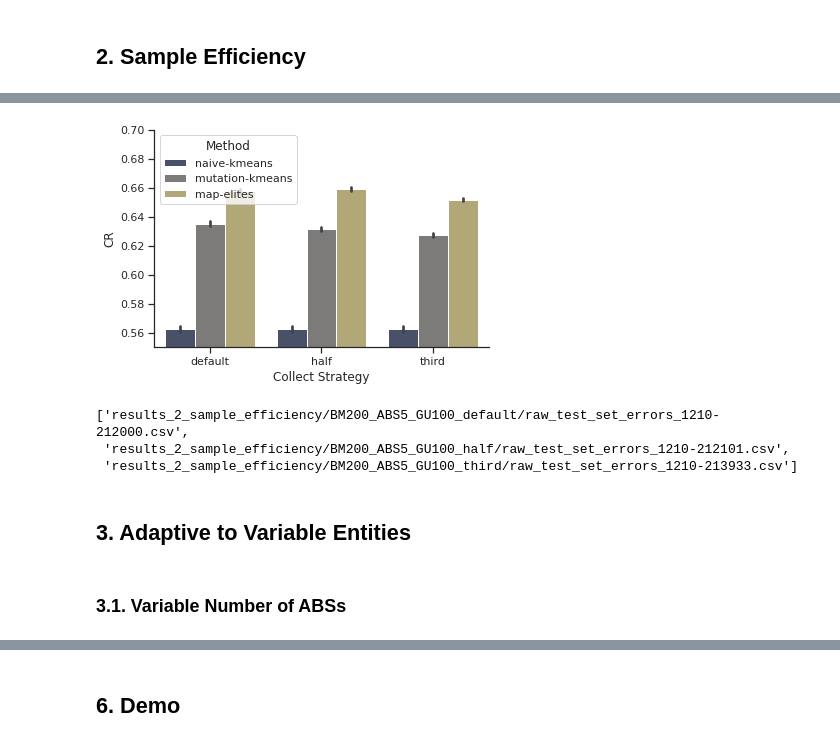
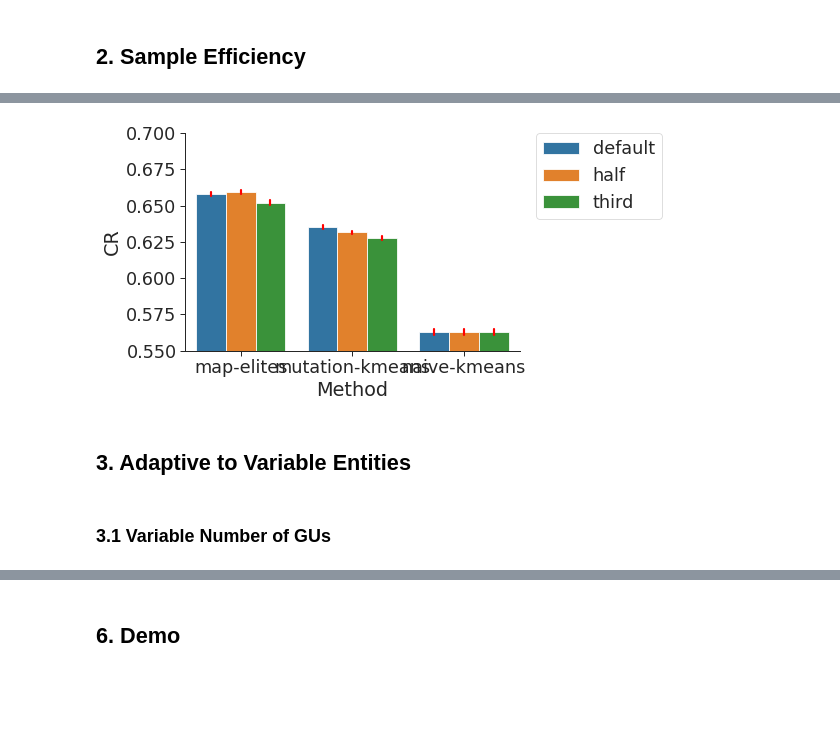
Before and after one commit to HAXRD/1120, a Jupyter notebook: plots.ipynb, the cells around one changed output, grey strips where cells are left out. Saved outputs shown, nothing was run; the diff lists cells and outputs as text; code cells hidden in the pictures; blank space fills up the shorter version.

```diff
--- a/plots.ipynb
+++ b/plots.ipynb
@@ -89,11 +96,0 @@ fpaths_2
-# %%
-plot(fpaths_2, "barplot", "Collect Strategy", "CR", "Method", ["naive-kmeans", "mutation-kmeans", "map-elites"], ylim=(0.55, 0.7))
-# %% [output]
-[figure, removed]
-# %%
-fpaths_2_test_set = sorted(glob(os.path.join("results_2_sample_efficiency", "*", "raw_test_set_errors_*.csv")))
-fpaths_2_test_set
-# %% [output]
-['results_2_sample_efficiency/BM200_ABS5_GU100_default/raw_test_set_errors_1210-212000.csv',
- 'results_2_sample_efficiency/BM200_ABS5_GU100_half/raw_test_set_errors_1210-212101.csv',
- 'results_2_sample_efficiency/BM200_ABS5_GU100_third/raw_test_set_errors_1210-213933.csv']
@@ -101,0 +97,15 @@ aggregate_data(fpaths_2_test_set, ["Method"], ["Absolute Elem-wise Error", "Abso
+# %%
+fpaths_2_methods = sorted(glob(os.path.join("results_2_sample_efficiency", "*", "*", "raw_CRs_*.csv")))
+assert len(fpaths_2_methods) == 9
+
+# aggregate csv data into 1 dataframe
+df_2_methods = aggregate2df(fpaths_2_methods)
+# store the dataframe into csv file
+df2csv(df_2_methods,
+       ["Collect Strategy", "Method"], ["CR"], os.path.join(plot_dir, "2_methods.csv"))
+# plot
+barplot("Method", "CR", df_2_methods,
+        "Collect Strategy", ["default", "half", "third"],
+        ylim=(0.55, 0.7))
+# %% [output]
+[figure, added]
@@ -102,4 +122,4 @@ aggregate_data(fpaths_2_test_set, ["Method"], ["Absolute Elem-wise Error", "Abso
 # %% [markdown]
 ## 3. Adaptive to Variable Entities
 # %% [markdown]
-### 3.1. Variable Number of ABSs
+### 3.1 Variable Number of GUs
```
Also changed, not shown: parts of 51 cells of this notebook, 13 other files.
